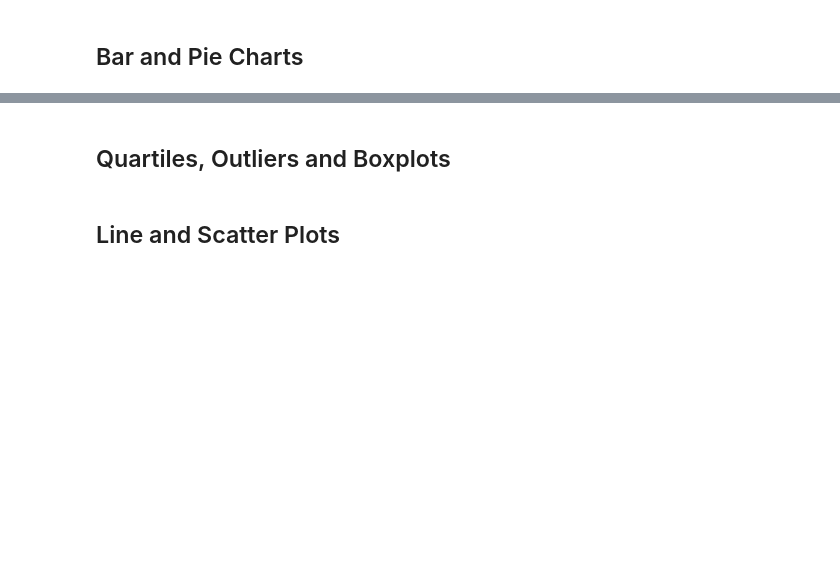
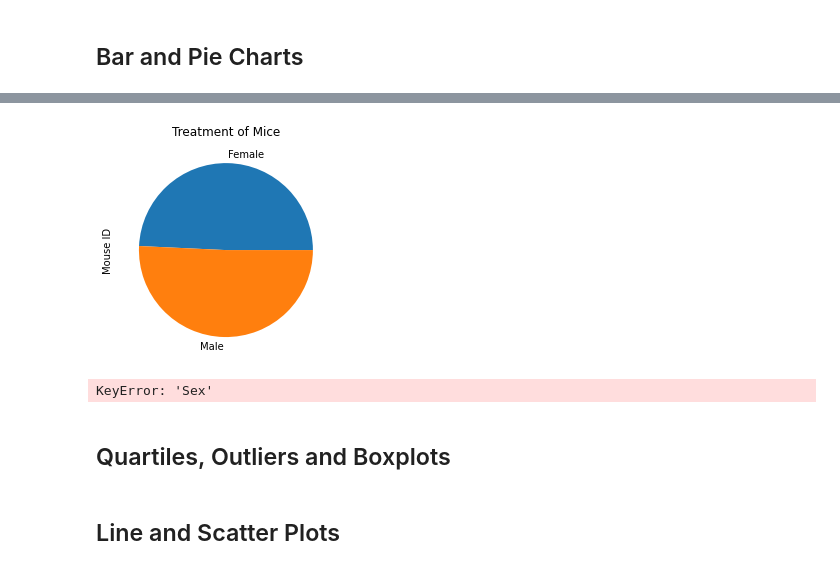
Before and after one commit to segsfem/matplotlib-challenge, a Jupyter notebook: Instructions/Pymaceuticals/pymaceuticals_starter.ipynb, the cells around one changed output, grey strips where cells are left out. Cells and saved outputs as stored; diff of their text form; code cells hidden in the pictures; blank space fills up the shorter version.

```diff
--- a/Instructions/Pymaceuticals/pymaceuticals_starter.ipynb
+++ b/Instructions/Pymaceuticals/pymaceuticals_starter.ipynb
@@ -125,4 +170,14 @@ NameError: name 'mean' is not defined
 # %%
 # Generate a pie plot showing the distribution of female versus male mice using pandas
+
+gender_mouse = duplicate_mouse_drop.groupby('Sex')
+count_of_mouse = gender_mouse['Mouse ID'].count()
+mouse_chart = count_of_mouse.plot(kind="pie", title="Treatment of Mice")
+# %% [output]
+[figure, added]
+# %%
+counts = mouse_count['Sex'].count()
+# %% [output]
+KeyError: 'Sex'
 # %%
 # Generate a pie plot showing the distribution of female versus male mice using pyplot
```
Also changed, not shown: parts of 7 cells of this notebook, 1 other file.
